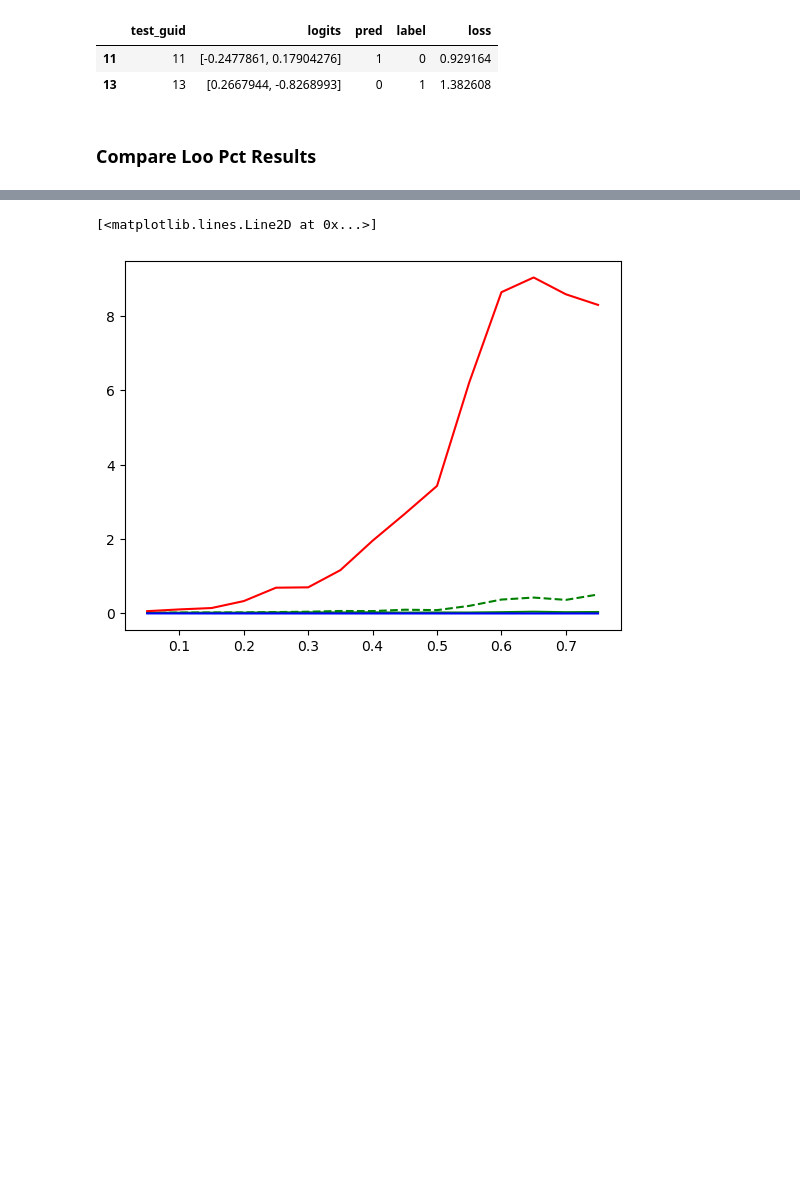
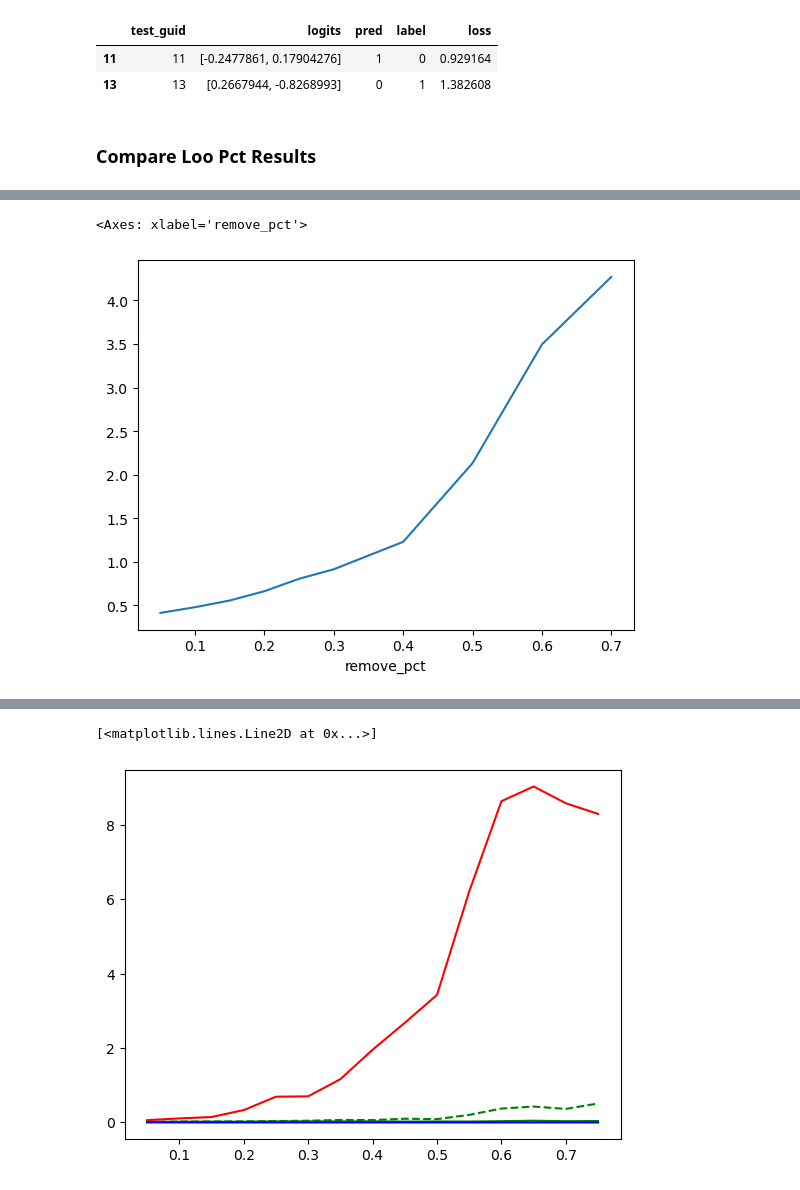
Before and after one commit to patcao/sentiment-influence-function, a Jupyter notebook: LOO-pct-analysis.ipynb, the cells around one changed output, grey strips where cells are left out. Drawn from its saved outputs; the diff is of its cells as text; code cells hidden in the pictures; blank space fills up the shorter version.

```diff
--- a/LOO-pct-analysis.ipynb
+++ b/LOO-pct-analysis.ipynb
@@ -218,0 +233,5 @@ df[(df.type == "zero") & (df.test_guid == TEST_GUID)]
+# %%
+df[(df.type == "top")].groupby('remove_pct').loss.mean().plot()
+# %% [output]
+<Axes: xlabel='remove_pct'>
+[figure, added]
```
Also changed, not shown: parts of 7 cells of this notebook, 8 other files.
